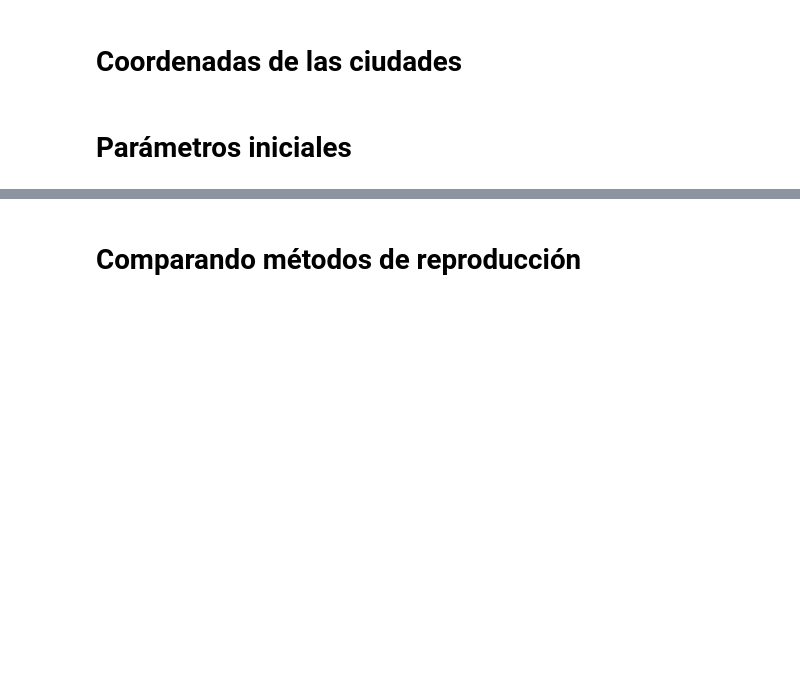
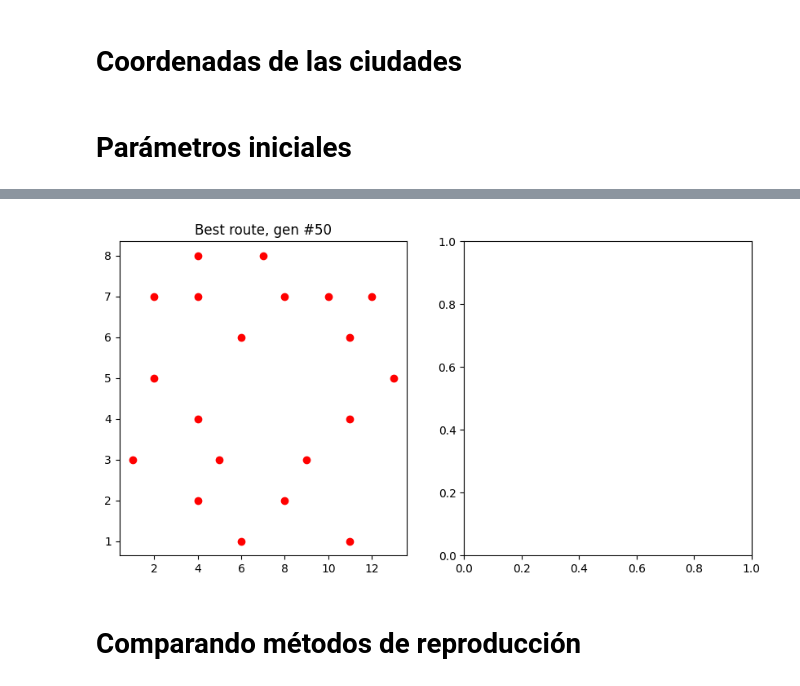
Before and after one commit to Afroefras/UAG_MCC, a Jupyter notebook: inteligencia_artificial/agente_viajero.ipynb, the cells around one changed output, grey strips where cells are left out. Drawn from its saved outputs; the diff is of its cells as text; code cells hidden in the pictures; blank space fills up the shorter version.

```diff
--- a/inteligencia_artificial/agente_viajero.ipynb
+++ b/inteligencia_artificial/agente_viajero.ipynb
@@ -16,3 +34,42 @@ av = AgenteViajero(cities, population_size=100, n_generations=100, tournament_si
+# %%
+from matplotlib.pyplot import subplots, show
+
+class PlotCities:
+    def set_plot_env(self, coord: list) -> None:
+        self.fig, self.axes = subplots(nrows=1, ncols=2, figsize=(10, 5))
+        self.cit_x, self.cit_y = [*zip(*coord)]
+
+    def plot_cities(self, **kwargs) -> None:
+        self.axes[0].scatter(self.cit_x, self.cit_y, **kwargs)
+
+    def connectpoints(self, point: tuple, **kwargs) -> None:
+        x1, x2 = self.cit_x[point[0]], self.cit_x[point[-1]]
+        y1, y2 = self.cit_y[point[0]], self.cit_y[point[-1]]
+        self.axes[0].plot([x1, x2],[y1, y2], **kwargs)
+
+    def delete_connection(self, point: tuple, **kwargs) -> None:
+        # self.axes[0].lines[0].remove()
+        self.axes[0].lines.clear()
+
+    def plot_route(self, route: list, n_gen: int, **kwargs) -> None:
+        for city in route:
+            self.connectpoints(city, **kwargs)
+        self.axes[0].set_title(f'Best route, gen #{n_gen}')
+        self.delete_connection('')
+        # show()
+        # return self.axes[0]
+
+    def animate_route(self, routes: list) -> None:
+        for i,x in enumerate(routes):
+            if i>0: pass
+
+
+pc = PlotCities()
+pc.set_plot_env(cities)
+pc.plot_cities(c='red')
+a = pc.plot_route(df['top_route'][50], n_gen=50, c='blue')
+# %% [output]
+[figure, added]
 # %% [markdown]
 # Comparando métodos de reproducción
 # %% [markdown]
```
Also changed, not shown: parts of 2 cells of this notebook, 1 other file.
